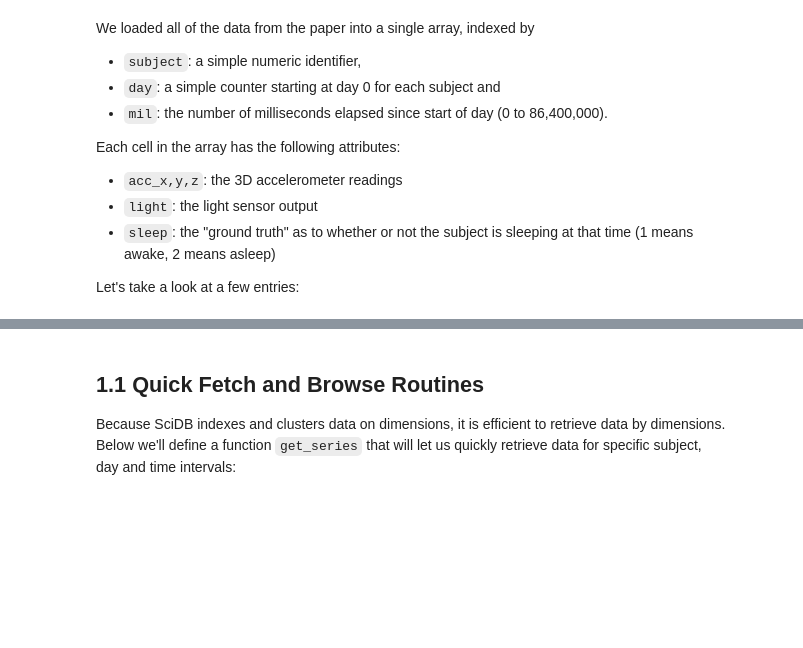
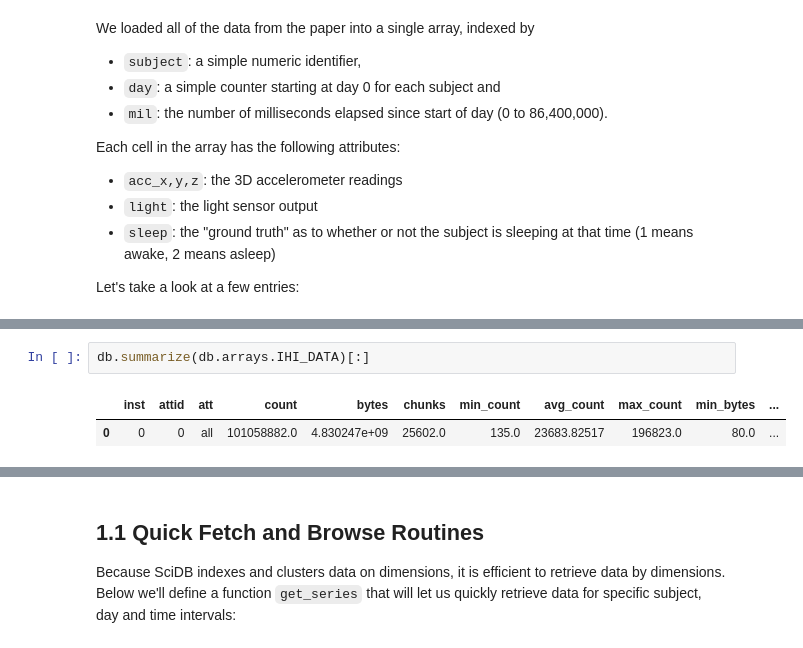
Before and after one commit to Paradigm4/wearable_prototypes, a Jupyter notebook: sleep.ipynb, the cells around one changed output, grey strips where cells are left out. Cells and saved outputs as stored; diff of their text form; blank space fills up the shorter version.

```diff
--- a/sleep.ipynb
+++ b/sleep.ipynb
@@ -43,4 +39,9 @@ ihi_schema = q(db.show(db.arrays.IHI_DATA))['schema'][0]
 ihi_schema
 # %% [output]
 u'IHI_DATA<acc_x:double,acc_y:double,acc_z:double,light:double,sleep:double> [subject=0:*:0:1; day=0:*:0:1; mil=0:86399999:0:3600000]'
+# %%
+db.summarize(db.arrays.IHI_DATA)[:]
+# %% [output]
+|  | inst | attid | att | count | bytes | chunks | min_count | avg_count | max_count | min_bytes | ... |
+| 0 | 0 | 0 | all | 101058882.0 | 4.830247e+09 | 25602.0 | 135.0 | 23683.82517 | 196823.0 | 80.0 | ... |
 # %%
```
Also changed, not shown: parts of 27 cells of this notebook.
